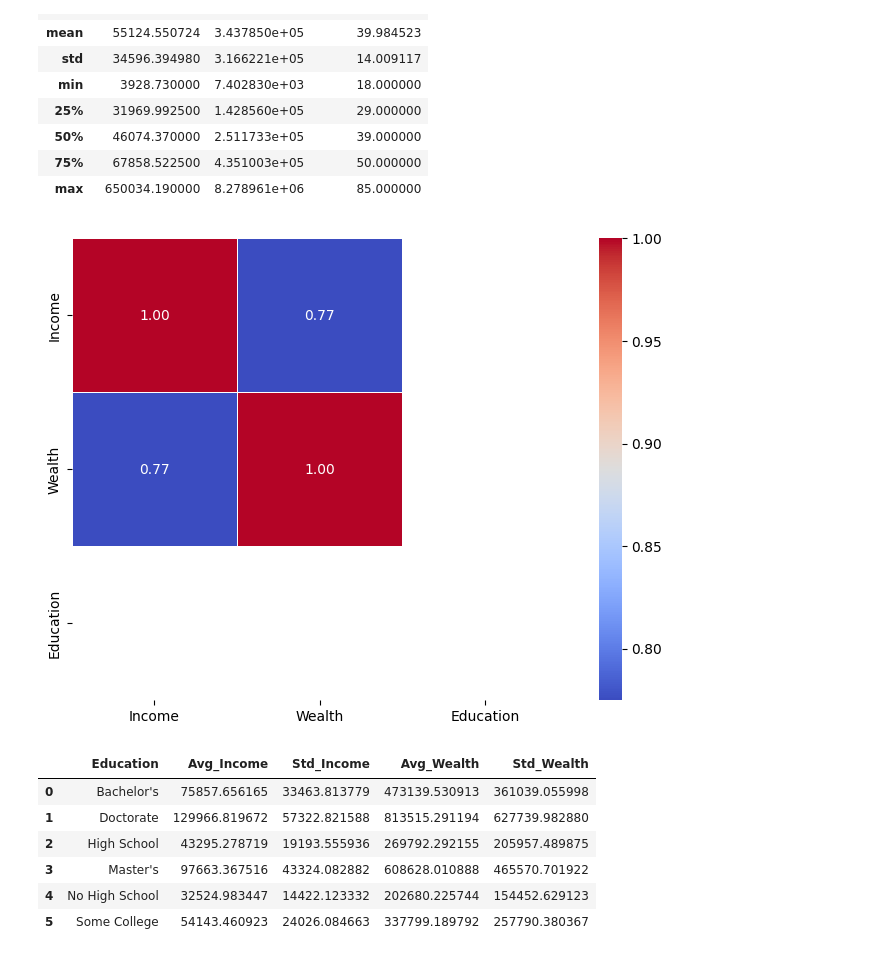
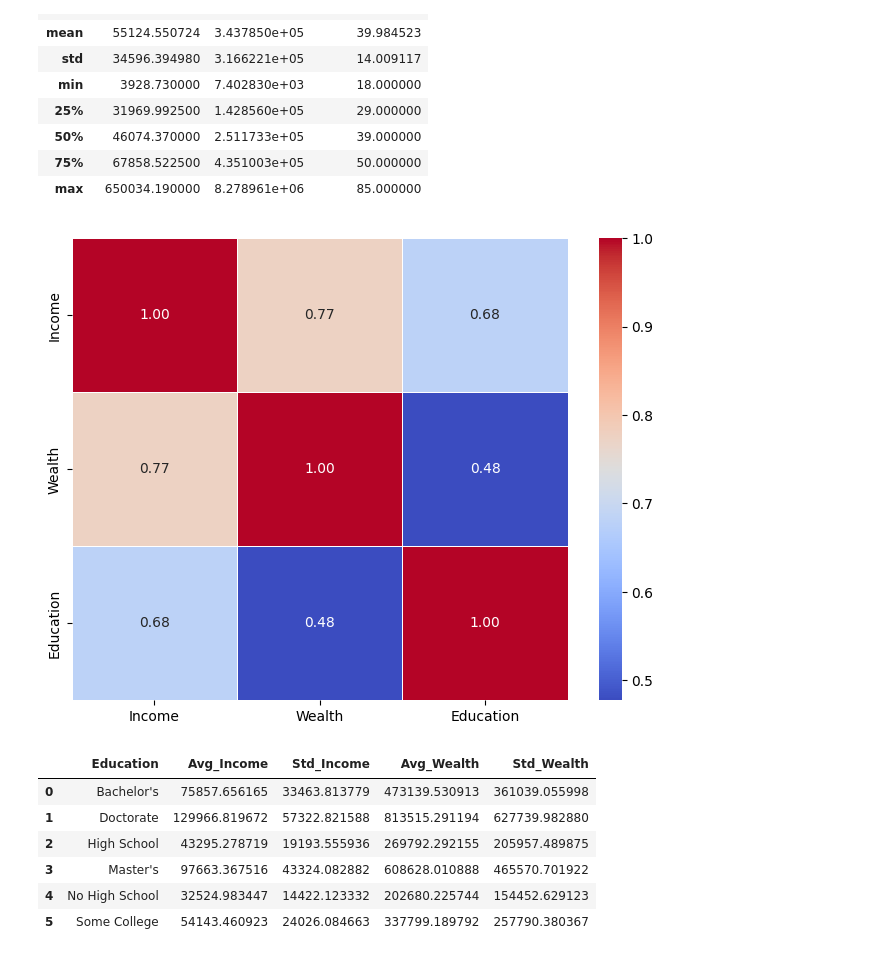
Before and after one commit to Brezzor/KEA_1.Semester_AI, a Jupyter notebook: 01._Lecture_6/wealth-income.ipynb, the cells around one changed output. Drawn from its saved outputs; the diff is of its cells as text; code cells hidden in the pictures.

Commit message:
Løst problem med heatmap over Income, Wealth og Education

```diff
--- a/01._Lecture_6/wealth-income.ipynb
+++ b/01._Lecture_6/wealth-income.ipynb
@@ -36,24 +36,22 @@ data.describe()
 | max | 650034.190000 | 8.278961e+06 | 85.000000 |
 # %%
 edu_map = {
-    "No Formal Education": 0,
-    "Primary": 1,
-    "High School": 2,
-    "Associate Degree": 3,
-    "Bachelor's": 4,
-    "Master's": 5,
-    "Doctorate": 6
+    "No High School": 0,
+    "High School": 1,
+    "Some Collage": 2,
+    "Bachelor's": 3,
+    "Master's": 4,
+    "Doctorate": 5
 }
-data["Education"] = data["Education"].map(edu_map)
-data["Income"] = pd.to_numeric(data["Income"], errors="coerce")
-data["Wealth"] = pd.to_numeric(data["Wealth"], errors="coerce")
-selected_data = data[["Income","Wealth","Education"]]
+corr_data = data.copy()
+corr_data["Education"] = corr_data["Education"].map(edu_map)
+selected_data = corr_data[["Income","Wealth","Education"]]
 corr_matrix = selected_data.corr()
 plt.figure(figsize=(8,6))
 sns.heatmap(corr_matrix, annot=True, cmap="coolwarm", fmt=".2f", linewidths=0.5)
 plt.show()
 # %% [output]
-[figure, old version]
+[figure, new version]
 # %%
 edu_stats = data.groupby("Education").agg(
     Avg_Income=("Income", "mean"),
```
